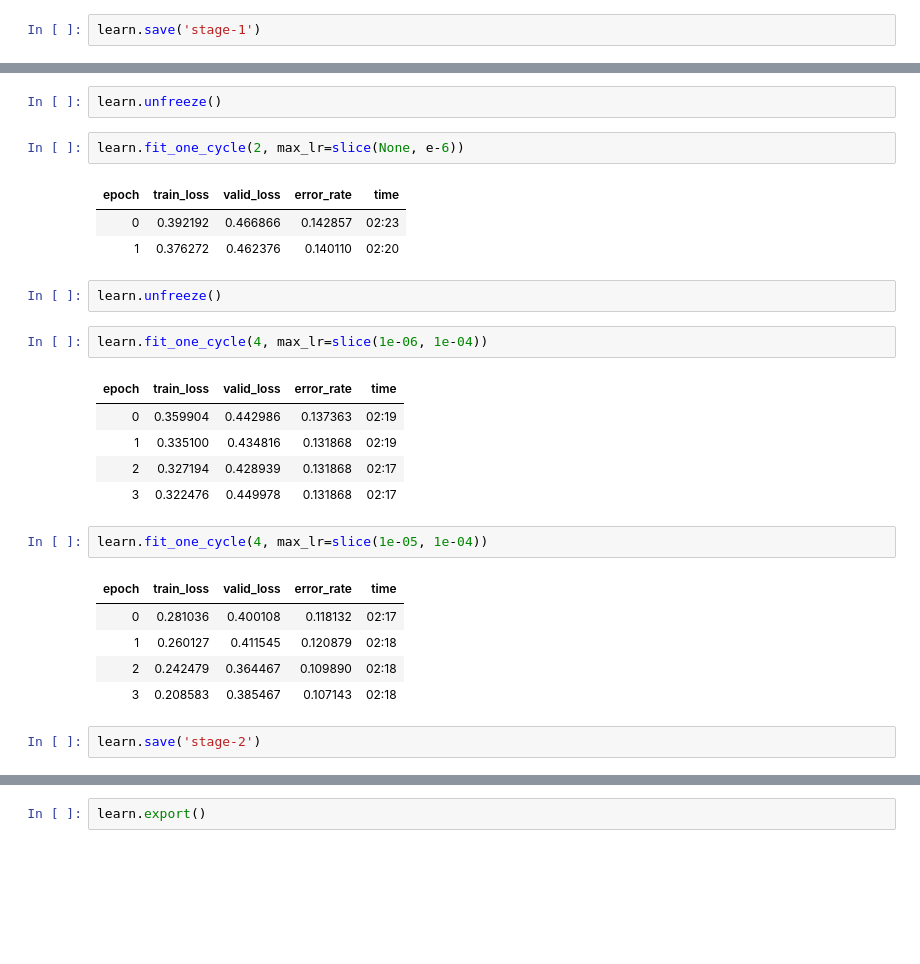
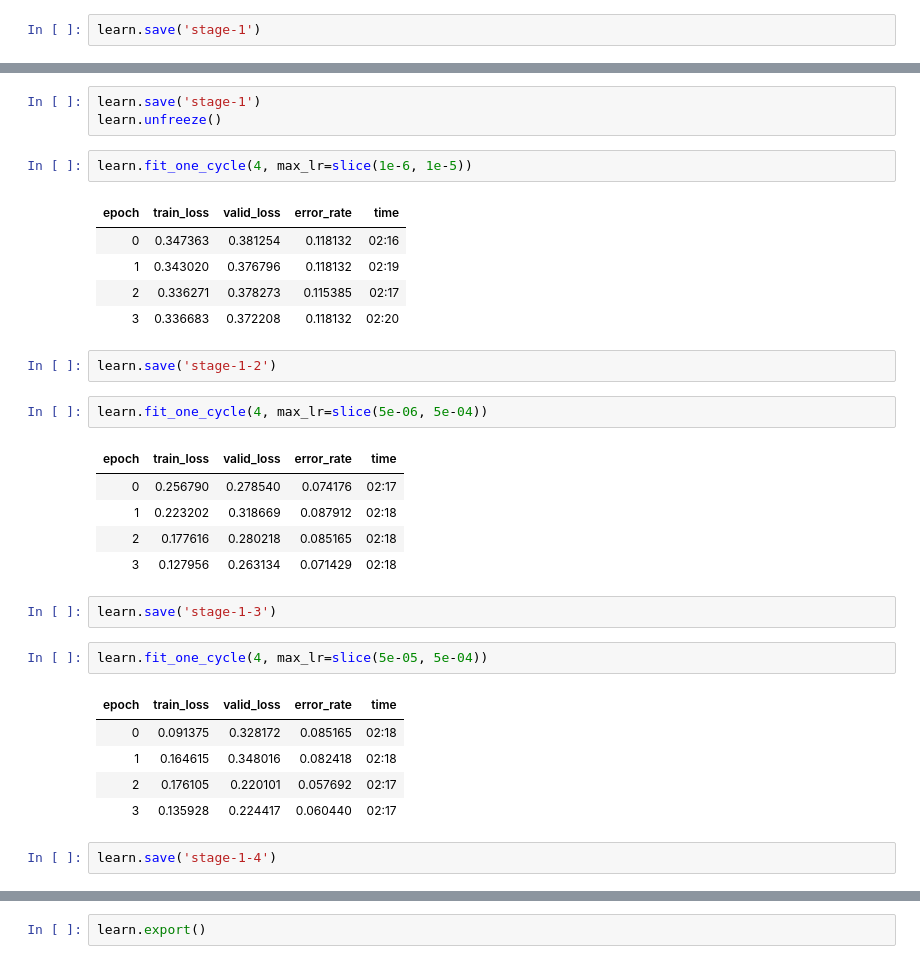
Before and after one commit to abdnafees/fastai-lesson2-hw, a Jupyter notebook: fastai_lesson2_apple_diseases.ipynb, the cells around one changed output, grey strips where cells are left out. Drawn from its saved outputs; the diff is of its cells as text; blank space fills up the shorter version.

```diff
--- a/fastai_lesson2_apple_diseases.ipynb
+++ b/fastai_lesson2_apple_diseases.ipynb
@@ -152,28 +173,33 @@ learn.recorder.plot()
 # %%
+learn.save('stage-1')
 learn.unfreeze()
 # %%
-learn.fit_one_cycle(2, max_lr=slice(None, e-6))
+learn.fit_one_cycle(4, max_lr=slice(1e-6, 1e-5))
 # %% [output]
 | epoch | train_loss | valid_loss | error_rate | time |
-| 0 | 0.392192 | 0.466866 | 0.142857 | 02:23 |
-| 1 | 0.376272 | 0.462376 | 0.140110 | 02:20 |
+| 0 | 0.347363 | 0.381254 | 0.118132 | 02:16 |
+| 1 | 0.343020 | 0.376796 | 0.118132 | 02:19 |
+| 2 | 0.336271 | 0.378273 | 0.115385 | 02:17 |
+| 3 | 0.336683 | 0.372208 | 0.118132 | 02:20 |
-# %%
-learn.unfreeze()
+# %%
+learn.save('stage-1-2')
 # %%
-learn.fit_one_cycle(4, max_lr=slice(1e-06, 1e-04))
+learn.fit_one_cycle(4, max_lr=slice(5e-06, 5e-04))
 # %% [output]
 | epoch | train_loss | valid_loss | error_rate | time |
-| 0 | 0.359904 | 0.442986 | 0.137363 | 02:19 |
-| 1 | 0.335100 | 0.434816 | 0.131868 | 02:19 |
-| 2 | 0.327194 | 0.428939 | 0.131868 | 02:17 |
-| 3 | 0.322476 | 0.449978 | 0.131868 | 02:17 |
+| 0 | 0.256790 | 0.278540 | 0.074176 | 02:17 |
+| 1 | 0.223202 | 0.318669 | 0.087912 | 02:18 |
+| 2 | 0.177616 | 0.280218 | 0.085165 | 02:18 |
+| 3 | 0.127956 | 0.263134 | 0.071429 | 02:18 |
+# %%
+learn.save('stage-1-3')
 # %%
-learn.fit_one_cycle(4, max_lr=slice(1e-05, 1e-04))
+learn.fit_one_cycle(4, max_lr=slice(5e-05, 5e-04))
 # %% [output]
 | epoch | train_loss | valid_loss | error_rate | time |
-| 0 | 0.281036 | 0.400108 | 0.118132 | 02:17 |
-| 1 | 0.260127 | 0.411545 | 0.120879 | 02:18 |
-| 2 | 0.242479 | 0.364467 | 0.109890 | 02:18 |
-| 3 | 0.208583 | 0.385467 | 0.107143 | 02:18 |
+| 0 | 0.091375 | 0.328172 | 0.085165 | 02:18 |
+| 1 | 0.164615 | 0.348016 | 0.082418 | 02:18 |
+| 2 | 0.176105 | 0.220101 | 0.057692 | 02:17 |
+| 3 | 0.135928 | 0.224417 | 0.060440 | 02:17 |
 # %%
-learn.save('stage-2')
+learn.save('stage-1-4')
```
Also changed, not shown: parts of 18 cells of this notebook.
